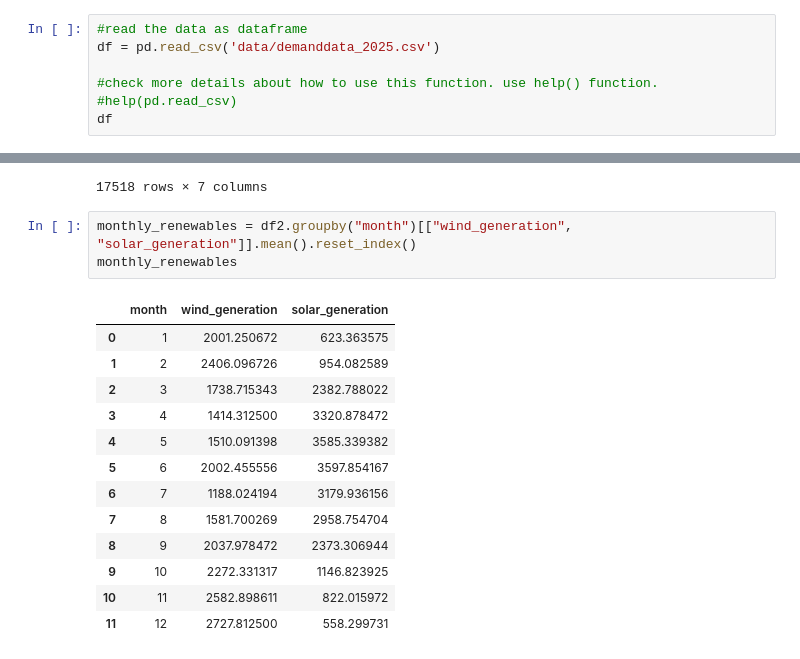
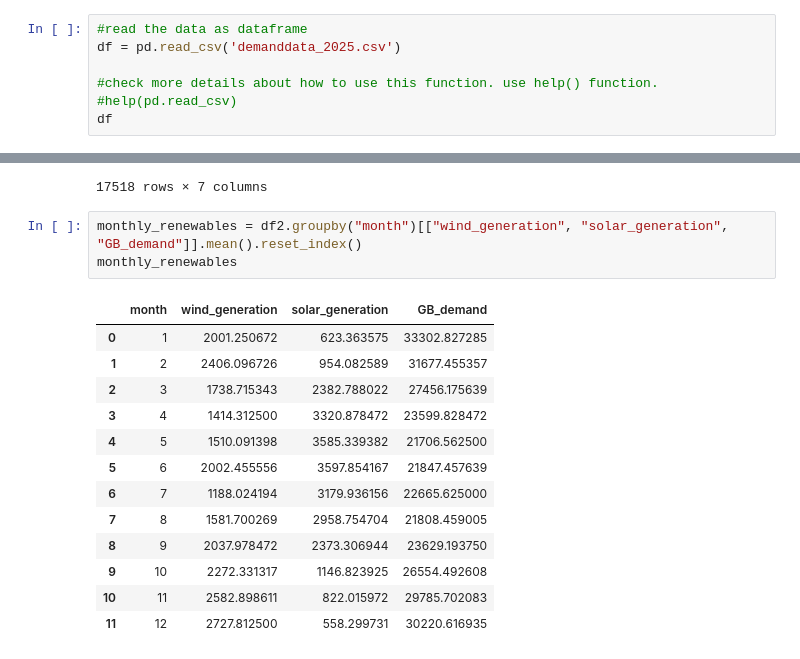
Before and after one commit to BENVYZ/BENV0159, a Jupyter notebook: week_02/week2_EDA.ipynb, the cells around one changed output, grey strips where cells are left out. Drawn from its saved outputs; the diff is of its cells as text.

```diff
--- a/week_02/week2_EDA.ipynb
+++ b/week_02/week2_EDA.ipynb
@@ -75,6 +69,6 @@ os.getcwd()
 # %%
 #read the data as dataframe
-df = pd.read_csv('data/demanddata_2025.csv')
+df = pd.read_csv('demanddata_2025.csv')
 
 #check more details about how to use this function. use help() function.
 #help(pd.read_csv)
@@ -747,19 +745,19 @@ df2
 | 17517 | 2025-12-31 | 48 | 24730 | 4171 | 0 | 2025-12-31 23:30:00 | 12 |
 17518 rows × 7 columns
 # %%
-monthly_renewables = df2.groupby("month")[["wind_generation", "solar_generation"]].mean().reset_index()
+monthly_renewables = df2.groupby("month")[["wind_generation", "solar_generation", "GB_demand"]].mean().reset_index()
 monthly_renewables
 # %% [output]
-|  | month | wind_generation | solar_generation |
-| 0 | 1 | 2001.250672 | 623.363575 |
-| 1 | 2 | 2406.096726 | 954.082589 |
-| 2 | 3 | 1738.715343 | 2382.788022 |
-| 3 | 4 | 1414.312500 | 3320.878472 |
-| 4 | 5 | 1510.091398 | 3585.339382 |
-| 5 | 6 | 2002.455556 | 3597.854167 |
-| 6 | 7 | 1188.024194 | 3179.936156 |
-| 7 | 8 | 1581.700269 | 2958.754704 |
-| 8 | 9 | 2037.978472 | 2373.306944 |
-| 9 | 10 | 2272.331317 | 1146.823925 |
-| 10 | 11 | 2582.898611 | 822.015972 |
-| 11 | 12 | 2727.812500 | 558.299731 |
+|  | month | wind_generation | solar_generation | GB_demand |
+| 0 | 1 | 2001.250672 | 623.363575 | 33302.827285 |
+| 1 | 2 | 2406.096726 | 954.082589 | 31677.455357 |
+| 2 | 3 | 1738.715343 | 2382.788022 | 27456.175639 |
+| 3 | 4 | 1414.312500 | 3320.878472 | 23599.828472 |
+| 4 | 5 | 1510.091398 | 3585.339382 | 21706.562500 |
+| 5 | 6 | 2002.455556 | 3597.854167 | 21847.457639 |
+| 6 | 7 | 1188.024194 | 3179.936156 | 22665.625000 |
+| 7 | 8 | 1581.700269 | 2958.754704 | 21808.459005 |
+| 8 | 9 | 2037.978472 | 2373.306944 | 23629.193750 |
+| 9 | 10 | 2272.331317 | 1146.823925 | 26554.492608 |
+| 10 | 11 | 2582.898611 | 822.015972 | 29785.702083 |
+| 11 | 12 | 2727.812500 | 558.299731 | 30220.616935 |
```
Also changed, not shown: parts of 11 cells of this notebook.
